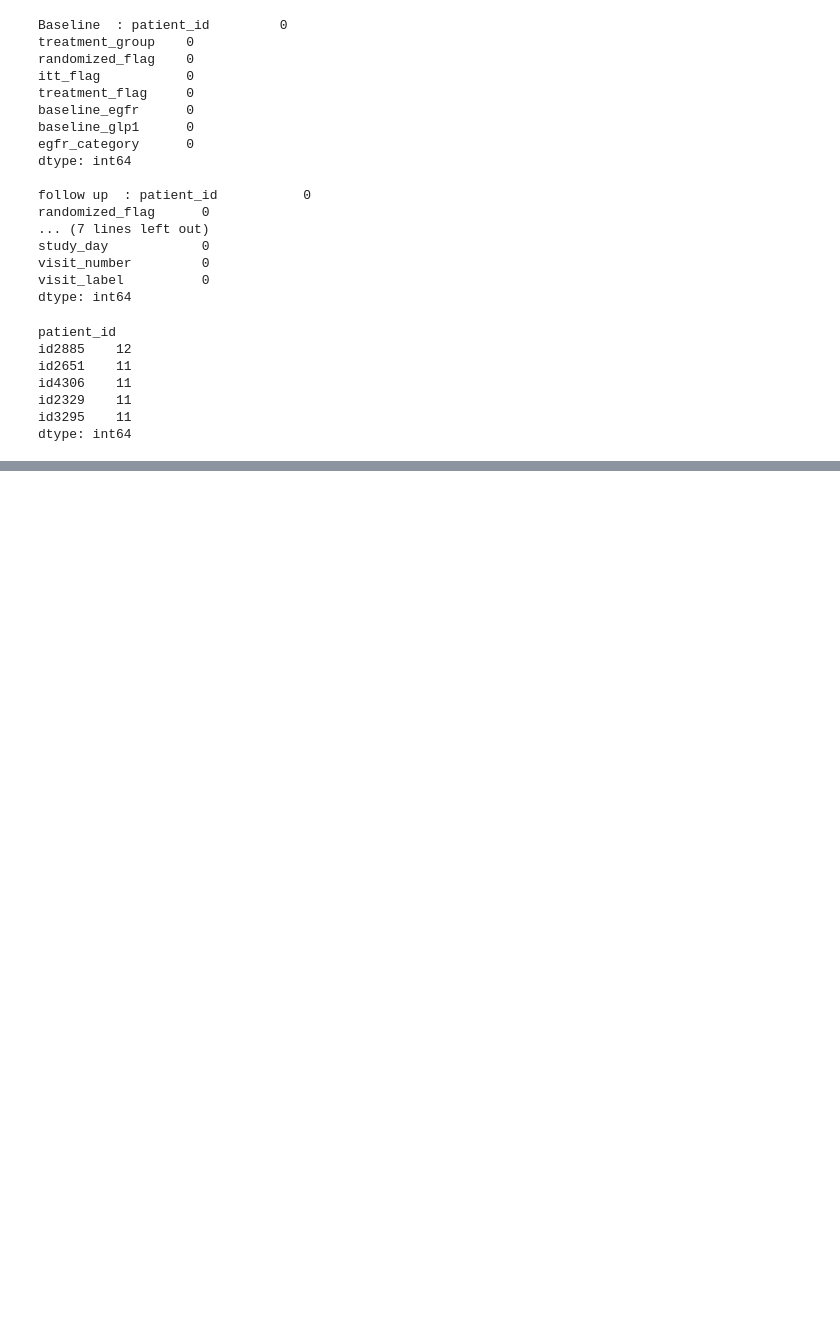
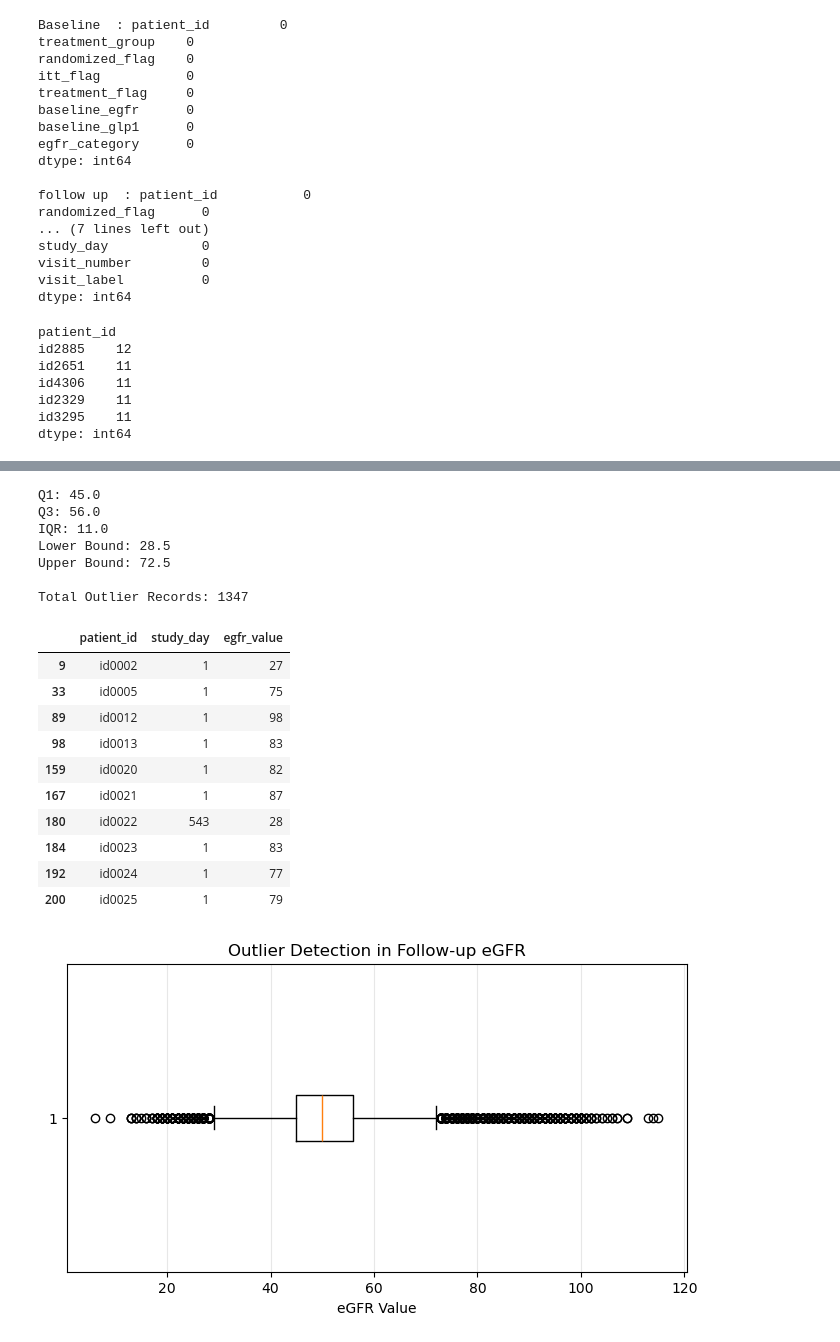
Before and after one commit to Usmanshakir7/Explainable-Machine-Learning-for-Chronic-Kidney-Disease-Prediction, a Jupyter notebook: 1_data_understanding.ipynb, the cells around one changed output, grey strips where cells are left out. Drawn from its saved outputs; the diff is of its cells as text; code cells hidden in the pictures; blank space fills up the shorter version.

```diff
--- a/1_data_understanding.ipynb
+++ b/1_data_understanding.ipynb
@@ -217,0 +330,69 @@ dtype: int64
+# %%
+
+# Exercise 5: Outlier Detection Using IQR
+
+import pandas as pd
+import matplotlib.pyplot as plt
+
+# Step 1: Select follow-up eGFR values
+egfr = followup["egfr_value"]
+
+# Step 2: Calculate Q1 and Q3
+Q1 = egfr.quantile(0.25)
+Q3 = egfr.quantile(0.75)
+
+# Step 3: Calculate IQR
+IQR = Q3 - Q1
+
+# Step 4: Calculate outlier boundaries
+lower_bound = Q1 - 1.5 * IQR
+upper_bound = Q3 + 1.5 * IQR
+
+print("Q1:", Q1)
+print("Q3:", Q3)
+print("IQR:", IQR)
+print("Lower Bound:", lower_bound)
+print("Upper Bound:", upper_bound)
+
+# Step 5: Detect outliers
+outliers = followup[
+    (followup["egfr_value"] < lower_bound) |
+    (followup["egfr_value"] > upper_bound)
+]
+
+print("\nTotal Outlier Records:", len(outliers))
+
+# Step 6: Display detected outliers
+display(outliers[
+    ["patient_id", "study_day", "egfr_value"]
+].head(10))
+
+# Step 7: Visualize using box plot
+plt.figure(figsize=(8, 4))
+plt.boxplot(egfr.dropna(), vert=False)
+
+plt.title("Outlier Detection in Follow-up eGFR")
+plt.xlabel("eGFR Value")
+plt.grid(axis="x", alpha=0.3)
+
+plt.show()
+# %% [output]
+Q1: 45.0
+Q3: 56.0
+IQR: 11.0
+Lower Bound: 28.5
+Upper Bound: 72.5
+
+Total Outlier Records: 1347
+|  | patient_id | study_day | egfr_value |
+| 9 | id0002 | 1 | 27 |
+| 33 | id0005 | 1 | 75 |
+| 89 | id0012 | 1 | 98 |
+| 98 | id0013 | 1 | 83 |
+| 159 | id0020 | 1 | 82 |
+| 167 | id0021 | 1 | 87 |
+| 180 | id0022 | 543 | 28 |
+| 184 | id0023 | 1 | 83 |
+| 192 | id0024 | 1 | 77 |
+| 200 | id0025 | 1 | 79 |
+[figure, added]
```
Also changed, not shown: parts of 2 cells of this notebook.
